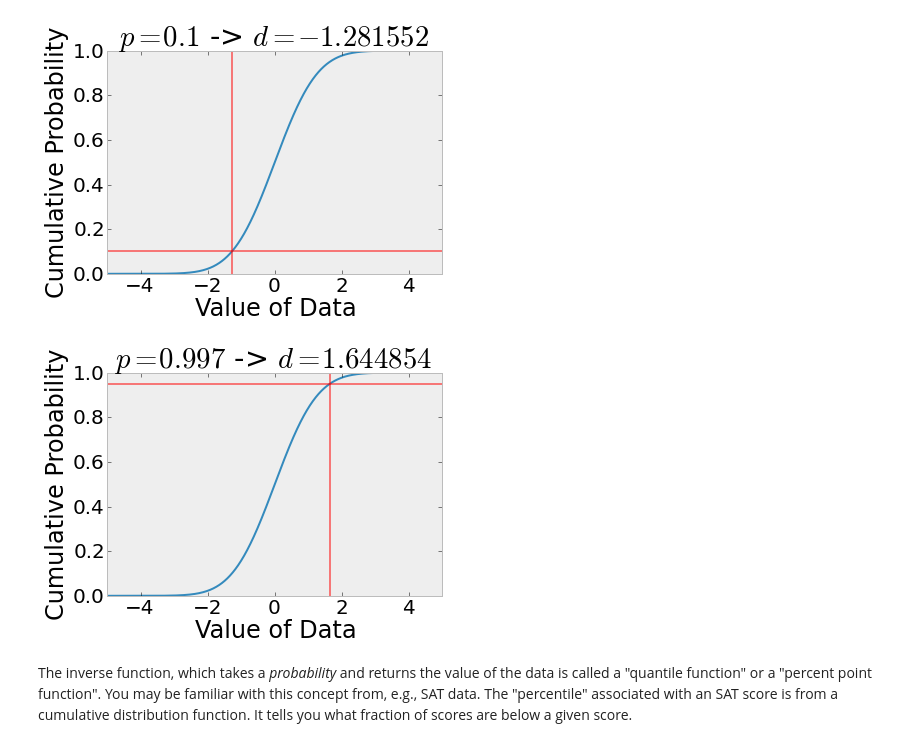
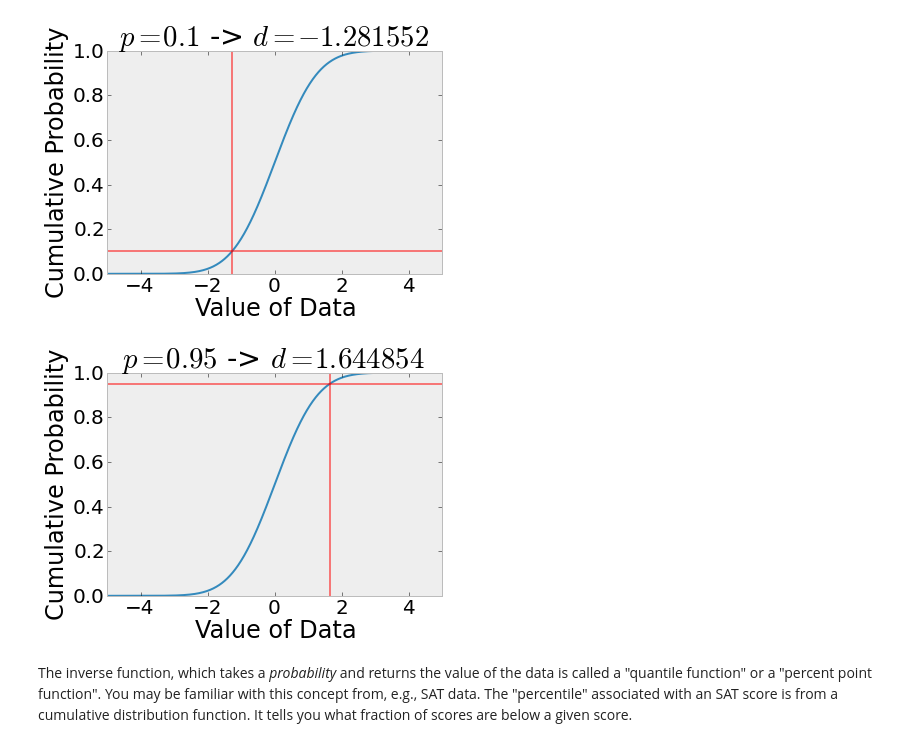
Before and after one commit to hongliliu/astr2600_notebooks, a Jupyter notebook: SamplingFromDistributions.ipynb, the cells around one changed output. Cells and saved outputs as stored; diff of their text form; code cells hidden in the pictures.

Commit message:
re-ran with corrected title, longer nbody run

```diff
--- a/SamplingFromDistributions.ipynb
+++ b/SamplingFromDistributions.ipynb
@@ -90,11 +90,11 @@ a=axis([-5,5,0,1])
 [figure]
 # %%
 clf(); plot(x,c_normal(x))
-xlabel("Value of Data"); yl=ylabel("Cumulative Probability"); title("$p=0.997$ -> $d=%f$" % scipy.stats.norm.ppf(0.95))
+xlabel("Value of Data"); yl=ylabel("Cumulative Probability"); title("$p=0.95$ -> $d=%f$" % scipy.stats.norm.ppf(0.95))
 p=plot(x,x*0+0.95,'r',alpha=0.5); plot([scipy.stats.norm.ppf(0.95)]*2,gca().get_ylim(),'r',alpha=0.5)
 a=axis([-5,5,0,1])
 # %% [output]
-[figure, old version]
+[figure, new version]
 # %% [markdown]
 The inverse function, which takes a *probability* and returns the value of the data is called a "quantile function" or a "percent point function".  You may be familiar with this concept from, e.g., SAT data.  The "percentile" associated with an SAT score is from a cumulative distribution function.  It tells you what fraction of scores are below a given score.
 # %%
```
Also changed, not shown: parts of 15 cells of this notebook.
